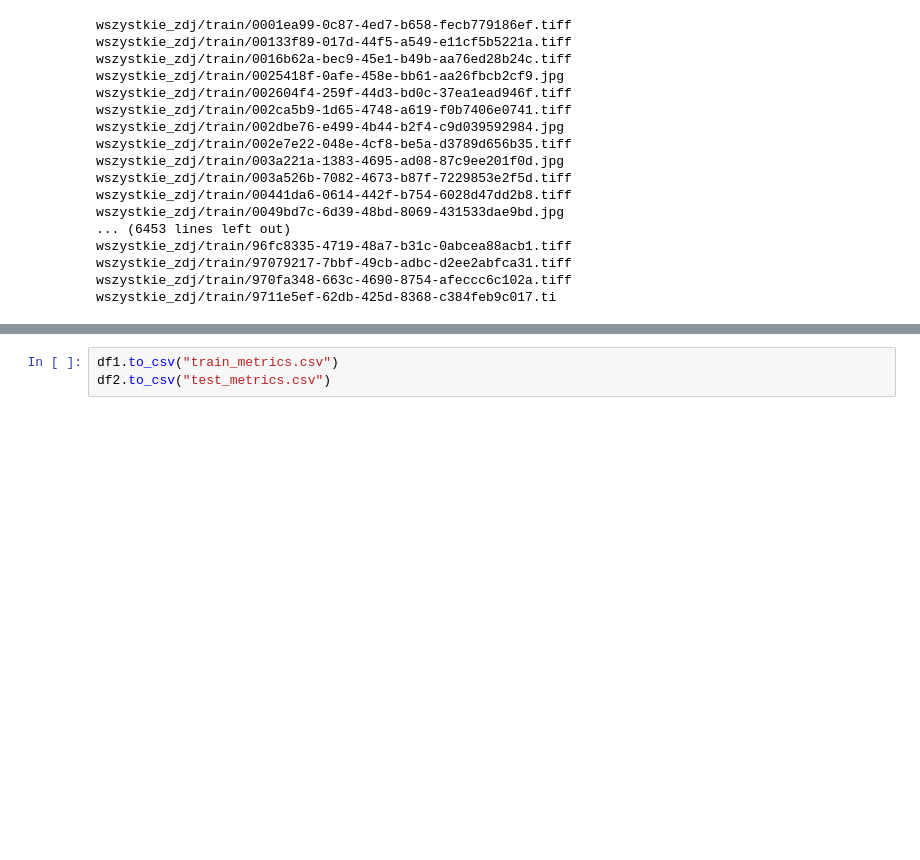
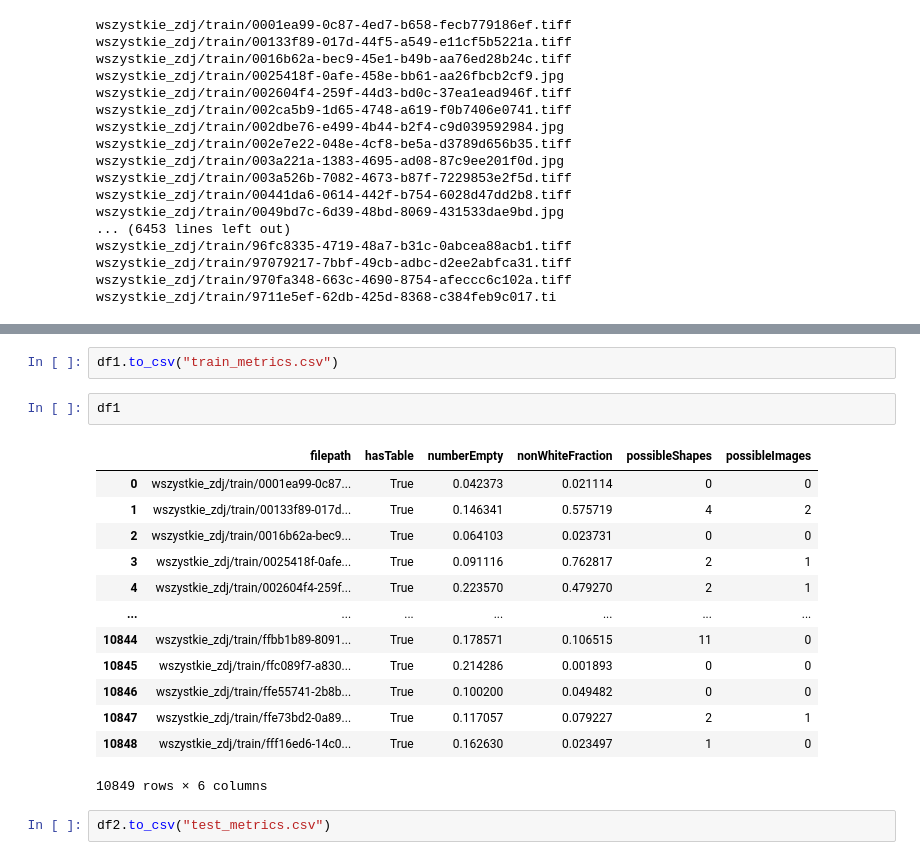
Before and after one commit to szymonsm/HackING_mISIe, a Jupyter notebook: adam.ipynb, the cells around one changed output, grey strips where cells are left out. Saved outputs shown, nothing was run; the diff lists cells and outputs as text; blank space fills up the shorter version.

```diff
--- a/adam.ipynb
+++ b/adam.ipynb
@@ -245,3 +244,20 @@ TypeError: Unsupported image object
 # %%
 df1.to_csv("train_metrics.csv")
-df2.to_csv("test_metrics.csv")
+# %%
+df1
+# %% [output]
+|  | filepath | hasTable | numberEmpty | nonWhiteFraction | possibleShapes | possibleImages |
+| 0 | wszystkie_zdj/train/0001ea99-0c87... | True | 0.042373 | 0.021114 | 0 | 0 |
+| 1 | wszystkie_zdj/train/00133f89-017d... | True | 0.146341 | 0.575719 | 4 | 2 |
+| 2 | wszystkie_zdj/train/0016b62a-bec9... | True | 0.064103 | 0.023731 | 0 | 0 |
+| 3 | wszystkie_zdj/train/0025418f-0afe... | True | 0.091116 | 0.762817 | 2 | 1 |
+| 4 | wszystkie_zdj/train/002604f4-259f... | True | 0.223570 | 0.479270 | 2 | 1 |
+| ... | ... | ... | ... | ... | ... | ... |
+| 10844 | wszystkie_zdj/train/ffbb1b89-8091... | True | 0.178571 | 0.106515 | 11 | 0 |
+| 10845 | wszystkie_zdj/train/ffc089f7-a830... | True | 0.214286 | 0.001893 | 0 | 0 |
+| 10846 | wszystkie_zdj/train/ffe55741-2b8b... | True | 0.100200 | 0.049482 | 0 | 0 |
+| 10847 | wszystkie_zdj/train/ffe73bd2-0a89... | True | 0.117057 | 0.079227 | 2 | 1 |
+| 10848 | wszystkie_zdj/train/fff16ed6-14c0... | True | 0.162630 | 0.023497 | 1 | 0 |
+10849 rows × 6 columns
+# %%
+df2.to_csv("test_metrics.csv")
```
Also changed, not shown: parts of 1 cell of this notebook.
